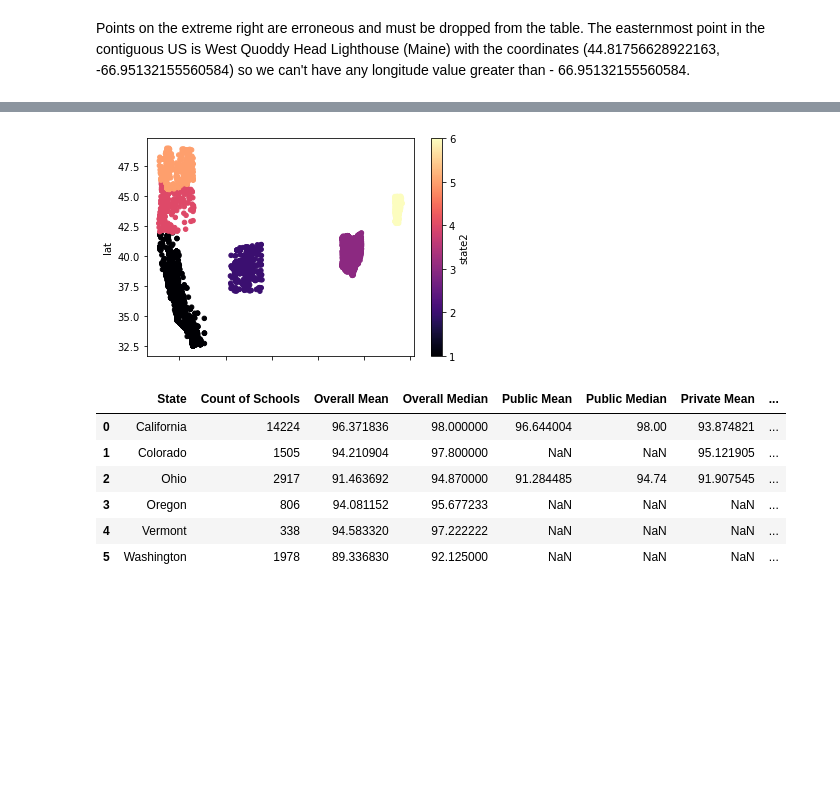
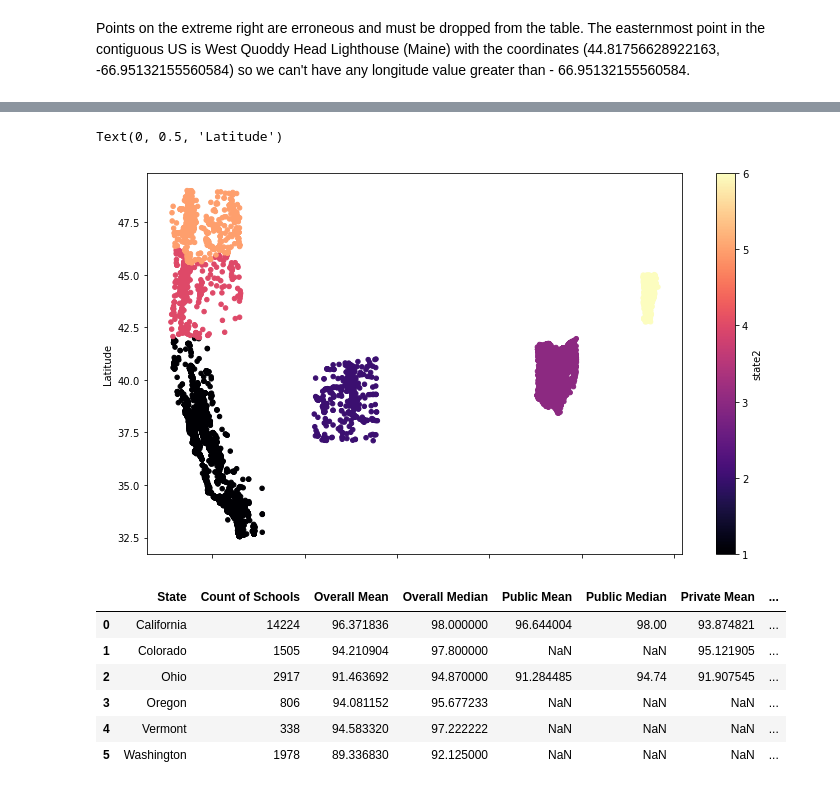
Before and after one commit to mel-c-lowe/UMN_Bootcamp_Project_One, a Jupyter notebook: MMR Vaccinations Trends.ipynb, the cells around one changed output, grey strips where cells are left out. Drawn from its saved outputs; the diff is of its cells as text; code cells hidden in the pictures; blank space fills up the shorter version.

```diff
--- a/MMR Vaccinations Trends.ipynb
+++ b/MMR Vaccinations Trends.ipynb
@@ -193,12 +193,15 @@ measles_clean_lng.loc[measles_clean_lng['state'] == 'Vermont', 'state2'] = 6
 # %%
 # Colored scatte rplot
 dfScat = measles_clean_lng[['lng','lat', 'state2']]
 #axScat = dfScat.plot(kind='scatter', x=0, y=1, c=2, colormap='inferno')
 #axScat = dfScat.plot(kind='scatter', x=0, y=1, c=2, colormap='plasma')
 #axScat = dfScat.plot(kind='scatter', x=0, y=1, c=2, colormap='viridis')
-axScat = dfScat.plot(kind='scatter', x=0, y=1, c=2, colormap='magma')
+axScat = dfScat.plot(kind='scatter', x=0, y=1, c=2, colormap='magma', figsize=(12, 7))
+plt.xlabel("Longitude")
+plt.ylabel("Latitude")
 # %% [output]
+Text(0, 0.5, 'Latitude')
-[figure, old version]
+[figure, new version]
 # %%
 # Melissa's code starts here
 # %%
```
Also changed, not shown: parts of 11 cells of this notebook, 2 other files.
